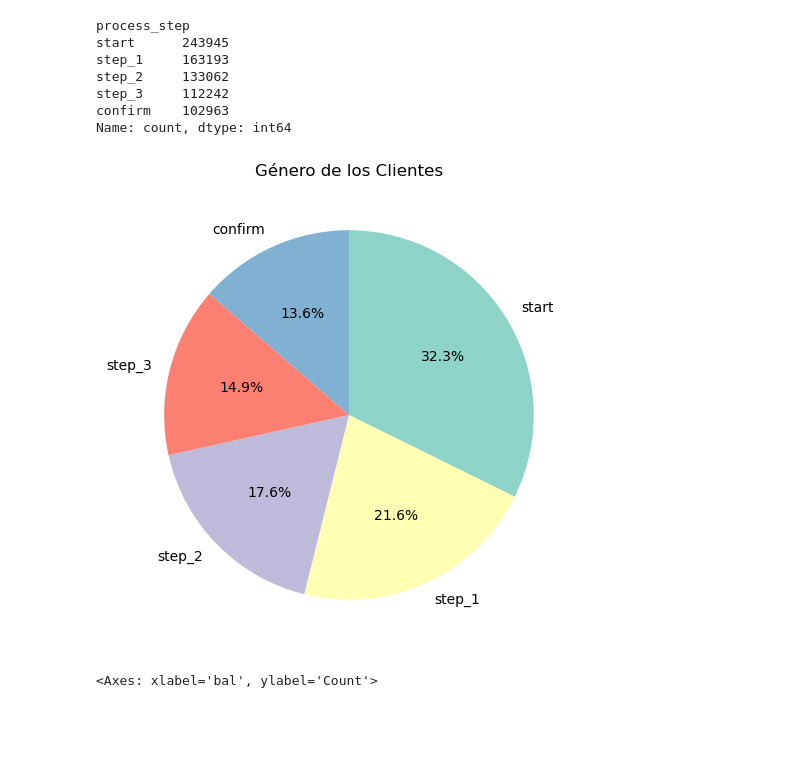
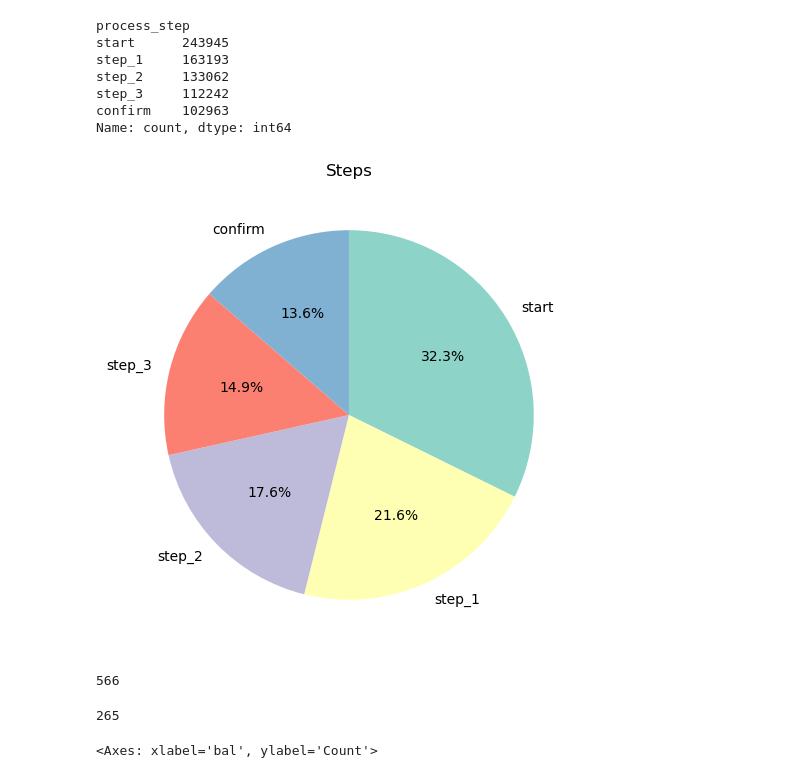
Before and after one commit to enialahcene/vanguard-ab-test, a Jupyter notebook: Vanguard.ipynb, the cells around one changed output. Drawn from its saved outputs; the diff is of its cells as text; code cells hidden in the pictures; blank space fills up the shorter version.

```diff
--- a/Vanguard.ipynb
+++ b/Vanguard.ipynb
@@ -425,9 +412,19 @@ Name: count, dtype: int64
 # %%
 # Crea el gráfico de tarta y ordena las categorías en sentido horario
 plt.figure(figsize=(10, 6))
 plt.pie(df_web_data_process_step, labels=df_web_data_process_step.index, autopct='%1.1f%%', colors=plt.cm.Set3.colors, startangle=90, counterclock=False)
-plt.title('Género de los Clientes')
+plt.title('Steps')
 plt.show()
 # %% [output]
-[figure, old version]
+[figure, new version]
+# %%
+raiz_final = int(321309 ** (1/2))
+raiz_final
+# %% [output]
+566
+# %%
+raiz_demo = int(70609 ** (1/2))
+raiz_demo
+# %% [output]
+265
 # %%
```
Also changed, not shown: parts of 31 cells of this notebook.
